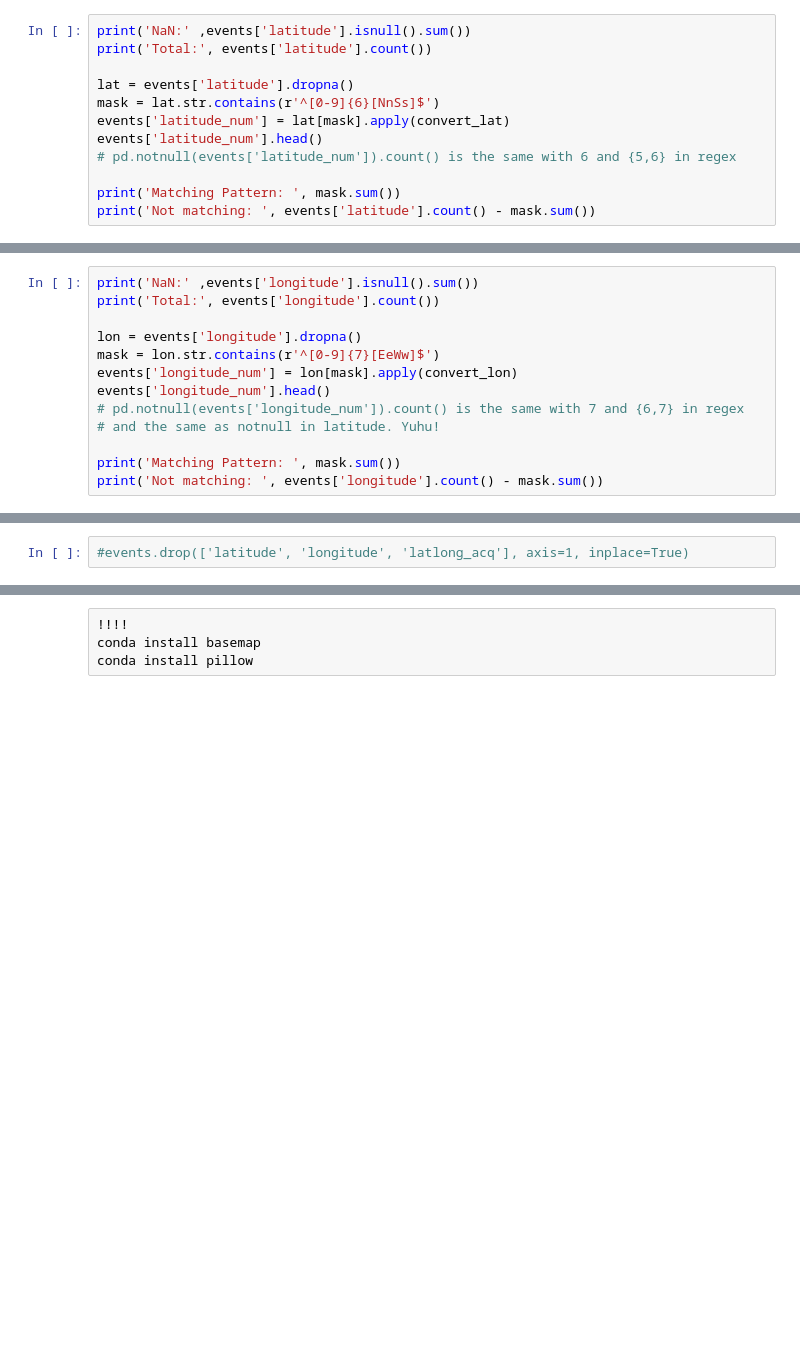
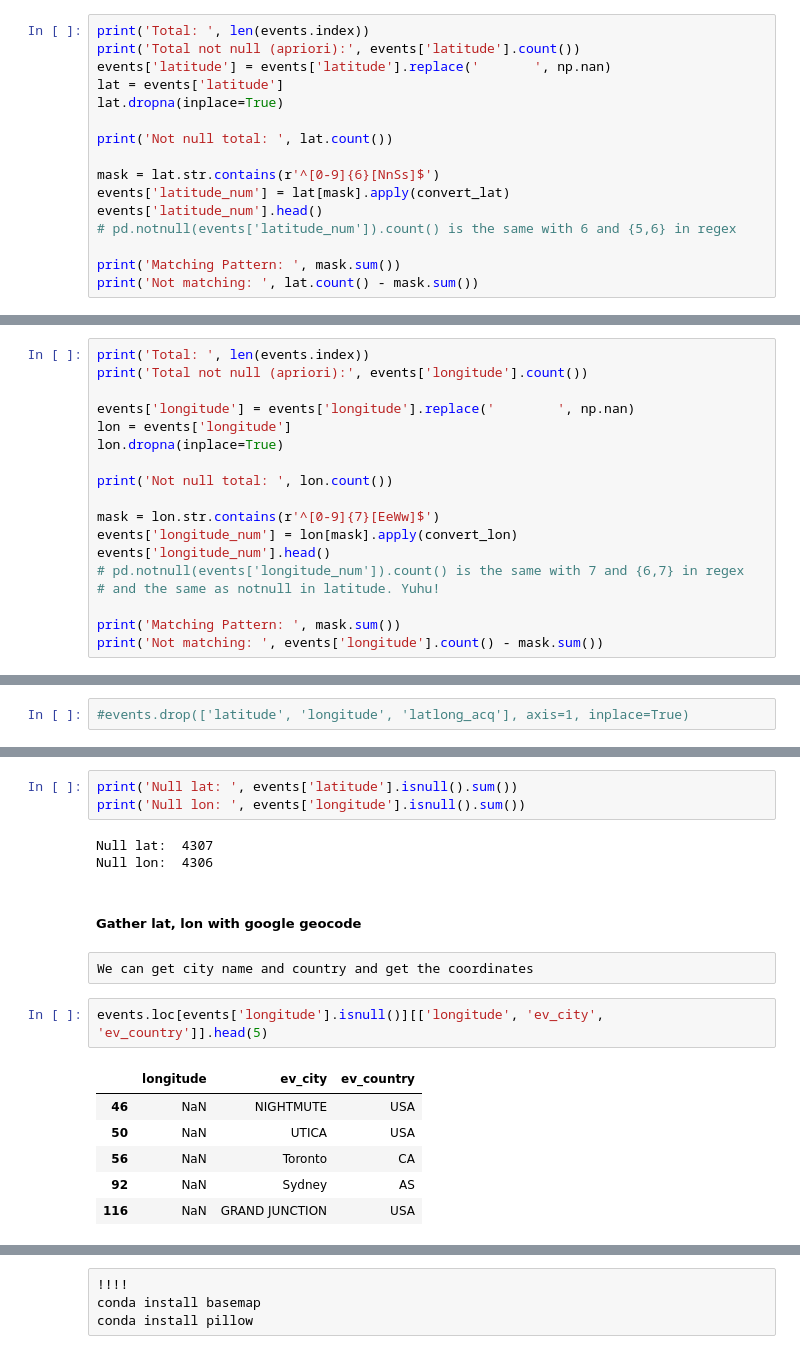
Before and after one commit to AeroPython/remove-before-flight, a Jupyter notebook: Remove before flight.ipynb, the cells around one changed output, grey strips where cells are left out. Drawn from its saved outputs; the diff is of its cells as text; blank space fills up the shorter version.

```diff
--- a/Remove before flight.ipynb
+++ b/Remove before flight.ipynb
@@ -459,15 +459,19 @@ def convert_lat(string):
         raise ValueError("invalid hemisphere")
     return factor * (degs + mins / 60 + secs / 3600)
 # %%
-print('NaN:' ,events['latitude'].isnull().sum())
-print('Total:', events['latitude'].count())
+print('Total: ', len(events.index))
+print('Total not null (apriori):', events['latitude'].count())
+events['latitude'] = events['latitude'].replace('       ', np.nan)
+lat = events['latitude']
+lat.dropna(inplace=True)
 
-lat = events['latitude'].dropna()
+print('Not null total: ', lat.count())
+
 mask = lat.str.contains(r'^[0-9]{6}[NnSs]$')
 events['latitude_num'] = lat[mask].apply(convert_lat)
 events['latitude_num'].head()
 # pd.notnull(events['latitude_num']).count() is the same with 6 and {5,6} in regex
 
 print('Matching Pattern: ', mask.sum())
-print('Not matching: ', events['latitude'].count() - mask.sum())
+print('Not matching: ', lat.count() - mask.sum())
 # %% [output]
@@ -510,10 +499,15 @@ def convert_lon(string):
         raise ValueError("invalid direction")
     return factor * (degs + mins / 60 + secs / 3600)
 # %%
-print('NaN:' ,events['longitude'].isnull().sum())
-print('Total:', events['longitude'].count())
+print('Total: ', len(events.index))
+print('Total not null (apriori):', events['longitude'].count())
 
-lon = events['longitude'].dropna()
+events['longitude'] = events['longitude'].replace('        ', np.nan)
+lon = events['longitude']
+lon.dropna(inplace=True)
+
+print('Not null total: ', lon.count())
+
 mask = lon.str.contains(r'^[0-9]{7}[EeWw]$')
 events['longitude_num'] = lon[mask].apply(convert_lon)
 events['longitude_num'].head()
@@ -552,0 +546,19 @@ Name: longitude, dtype: object
+# %%
+print('Null lat: ', events['latitude'].isnull().sum())
+print('Null lon: ', events['longitude'].isnull().sum())
+# %% [output]
+Null lat:  4307
+Null lon:  4306
+# %% [markdown]
+##### Gather lat, lon with google geocode
+# %% [raw]
+We can get city name and country and get the coordinates
+# %%
+events.loc[events['longitude'].isnull()][['longitude', 'ev_city', 'ev_country']].head(5)
+# %% [output]
+|  | longitude | ev_city | ev_country |
+| 46 | NaN | NIGHTMUTE | USA |
+| 50 | NaN | UTICA | USA |
+| 56 | NaN | Toronto | CA |
+| 92 | NaN | Sydney | AS |
+| 116 | NaN | GRAND JUNCTION | USA |
```
Also changed, not shown: parts of 11 cells of this notebook.
